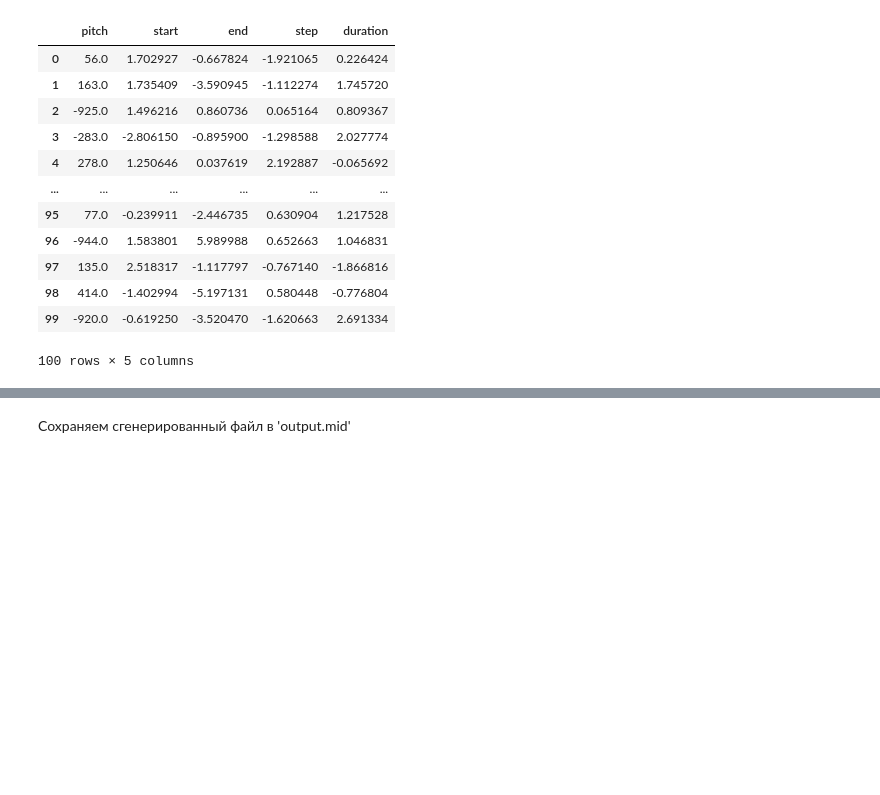
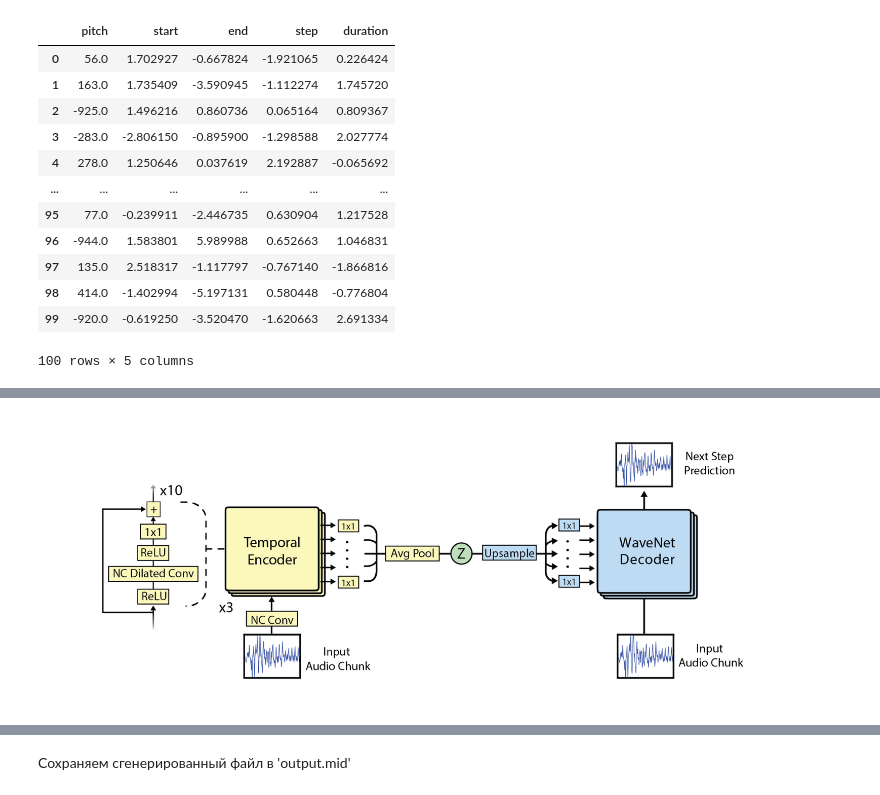
Before and after one commit to Sever3003/3_course_work, a Jupyter notebook: main.ipynb, the cells around one changed output, grey strips where cells are left out. Saved outputs shown, nothing was run; the diff lists cells and outputs as text; code cells hidden in the pictures; blank space fills up the shorter version.

```diff
--- a/main.ipynb
+++ b/main.ipynb
@@ -325,0 +324,5 @@ plot_piano_roll(df_generated)
+# %%
+from IPython.display import Image
+Image(filename='wavnet.png')
+# %% [output]
+[figure, added]
```
Also changed, not shown: parts of 6 cells of this notebook, 1 other file.
